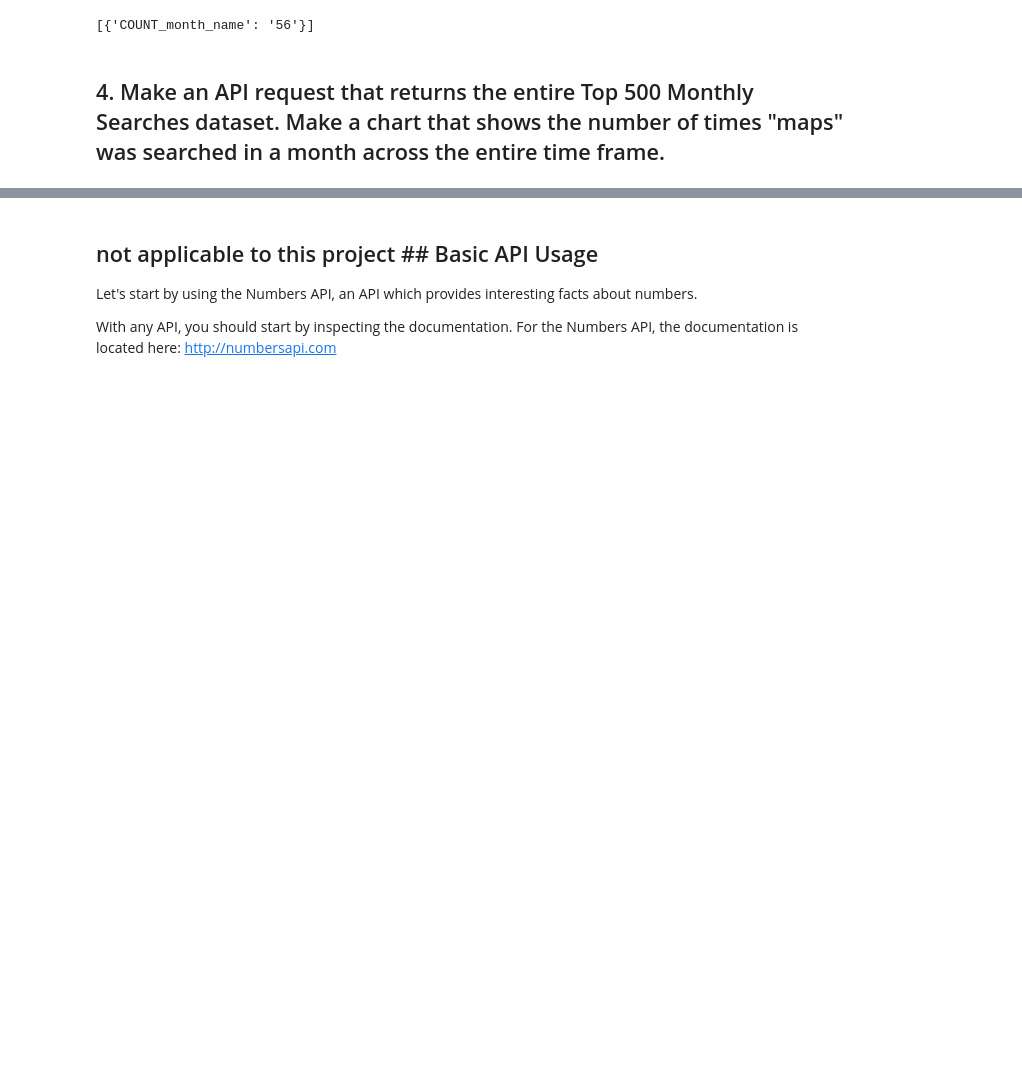
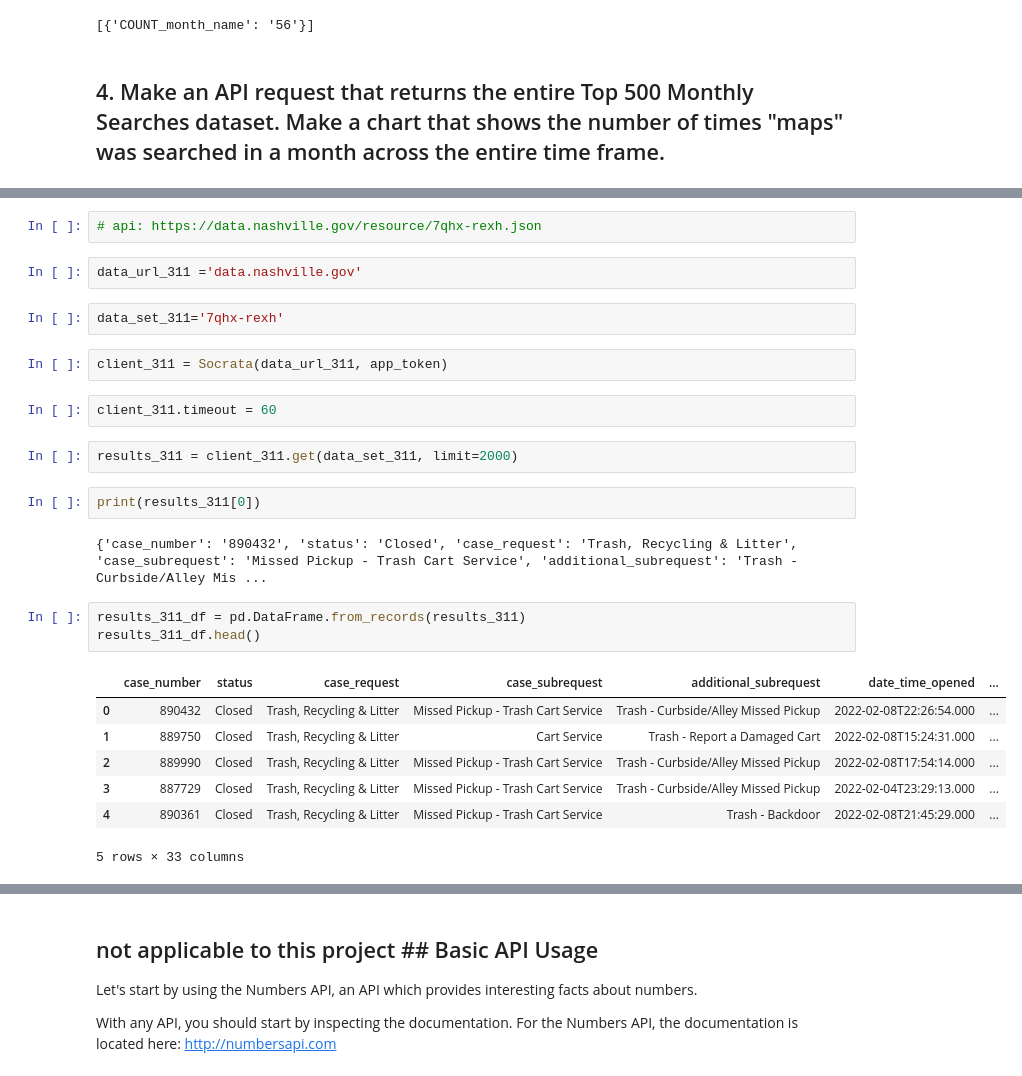
Before and after one commit to NSS-Data-Analytics-Cohort-6/socrata-api-scottschriver, a Jupyter notebook: Notebooks/NSS-Class-API-Top500.ipynb, the cells around one changed output, grey strips where cells are left out. Drawn from its saved outputs; the diff is of its cells as text; blank space fills up the shorter version.

```diff
--- a/Notebooks/NSS-Class-API-Top500.ipynb
+++ b/Notebooks/NSS-Class-API-Top500.ipynb
@@ -134,0 +196,27 @@ If you type `how to use an api in python` in google, you get back many articles
+# %%
+# api: https://data.nashville.gov/resource/7qhx-rexh.json
+# %%
+data_url_311 ='data.nashville.gov'
+# %%
+data_set_311='7qhx-rexh'
+# %%
+client_311 = Socrata(data_url_311, app_token)
+# %%
+client_311.timeout = 60
+# %%
+results_311 = client_311.get(data_set_311, limit=2000)
+# %%
+print(results_311[0])
+# %% [output]
+{'case_number': '890432', 'status': 'Closed', 'case_request': 'Trash, Recycling & Litter', 'case_subrequest': 'Missed Pickup - Trash Cart Service', 'additional_subrequest': 'Trash - Curbside/Alley Mis ...
+# %%
+results_311_df = pd.DataFrame.from_records(results_311)
+results_311_df.head()
+# %% [output]
+|  | case_number | status | case_request | case_subrequest | additional_subrequest | date_time_opened | ... |
+| 0 | 890432 | Closed | Trash, Recycling & Litter | Missed Pickup - Trash Cart Service | Trash - Curbside/Alley Missed Pickup | 2022-02-08T22:26:54.000 | ... |
+| 1 | 889750 | Closed | Trash, Recycling & Litter | Cart Service | Trash - Report a Damaged Cart | 2022-02-08T15:24:31.000 | ... |
+| 2 | 889990 | Closed | Trash, Recycling & Litter | Missed Pickup - Trash Cart Service | Trash - Curbside/Alley Missed Pickup | 2022-02-08T17:54:14.000 | ... |
+| 3 | 887729 | Closed | Trash, Recycling & Litter | Missed Pickup - Trash Cart Service | Trash - Curbside/Alley Missed Pickup | 2022-02-04T23:29:13.000 | ... |
+| 4 | 890361 | Closed | Trash, Recycling & Litter | Missed Pickup - Trash Cart Service | Trash - Backdoor | 2022-02-08T21:45:29.000 | ... |
+5 rows × 33 columns
```
Also changed, not shown: parts of 95 cells of this notebook.
